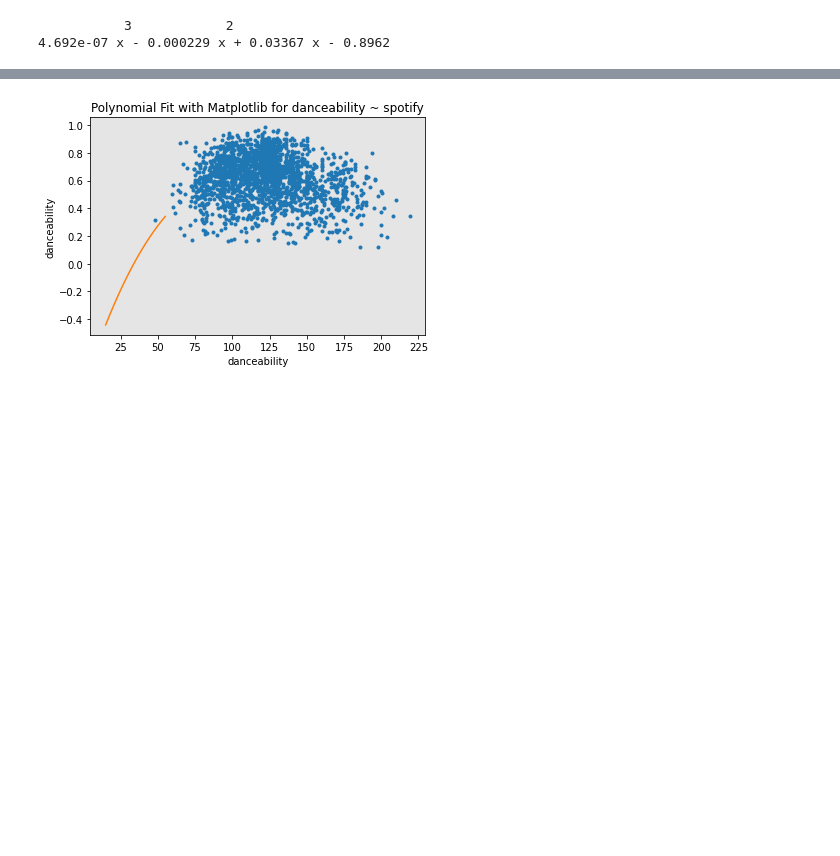
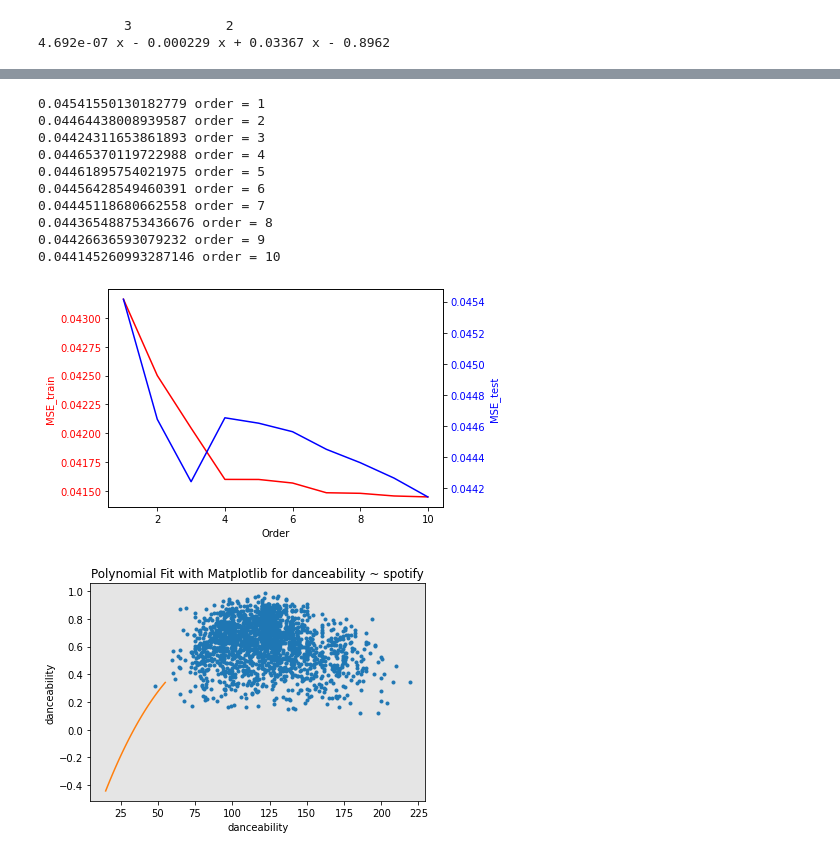
Before and after one commit to mateobivol/project-2, a Jupyter notebook: project_2_part_2.ipynb, the cells around one changed output, grey strips where cells are left out. Saved outputs shown, nothing was run; the diff lists cells and outputs as text; code cells hidden in the pictures; blank space fills up the shorter version.

```diff
--- a/project_2_part_2.ipynb
+++ b/project_2_part_2.ipynb
@@ -164,0 +303,2 @@ print(p)
+# %%
+x_train, x_test, y_train, y_test = train_test_split(x_data, y_data, test_size=0.45, random_state=0)
@@ -164,0 +351,52 @@ print(p)
+# %%
+from sklearn.metrics import mean_squared_error
+from sklearn.preprocessing import StandardScaler
+mse_test_list = []
+mse_train_list = []
+order = [1, 2, 3, 4, 5, 6, 7, 8, 9, 10]
+for n in order:
+    #polynomial transformation
+    pr = PolynomialFeatures(degree=n)
+    x_train_pr = pr.fit_transform(x_train[['danceability']])
+    x_test_pr = pr.fit_transform(x_test[['danceability']])
+
+    lr.fit(x_train_pr, y_train) #estimate optimal model parameters
+    yhat_test=lr.predict(x_test_pr) #make predictions using model params for test y
+    yhat_train=lr.predict(x_train_pr) #make predictions using model params for training y
+    mse_test= mean_squared_error(y_test, yhat_test) #calculate MSE for test set
+    mse_train = mean_squared_error(y_train, yhat_train) #calculate MSE for training set
+    mse_test_list.append(mse_test) #append to list
+    mse_train_list.append(mse_train) #append to list
+    print(str(mse_test)+' '+'order = '+str(n))
+
+# plot using two axis - this eliminates visual problems of different scales, should it exist
+fig, ax1 = plt.subplots()
+
+ax1.set_xlabel('Order')
+ax1.set_ylabel('MSE_train', color = 'red')
+ax1.plot(order, mse_train_list, color = 'red')
+ax1.tick_params(axis ='y', labelcolor = 'red')
+
+# Adding Twin Axes
+
+ax2 = ax1.twinx()
+
+ax2.set_ylabel('MSE_test', color = 'blue')
+ax2.plot(order, mse_test_list, color = 'blue')
+ax2.tick_params(axis ='y', labelcolor = 'blue')
+
+# Show plot
+
+plt.show()
+# %% [output]
+0.04541550130182779 order = 1
+0.04464438008939587 order = 2
+0.04424311653861893 order = 3
+0.04465370119722988 order = 4
+0.04461895754021975 order = 5
+0.04456428549460391 order = 6
+0.04445118680662558 order = 7
+0.044365488753436676 order = 8
+0.04426636593079232 order = 9
+0.044145260993287146 order = 10
+[figure, added]
```
Also changed, not shown: parts of 34 cells of this notebook.
